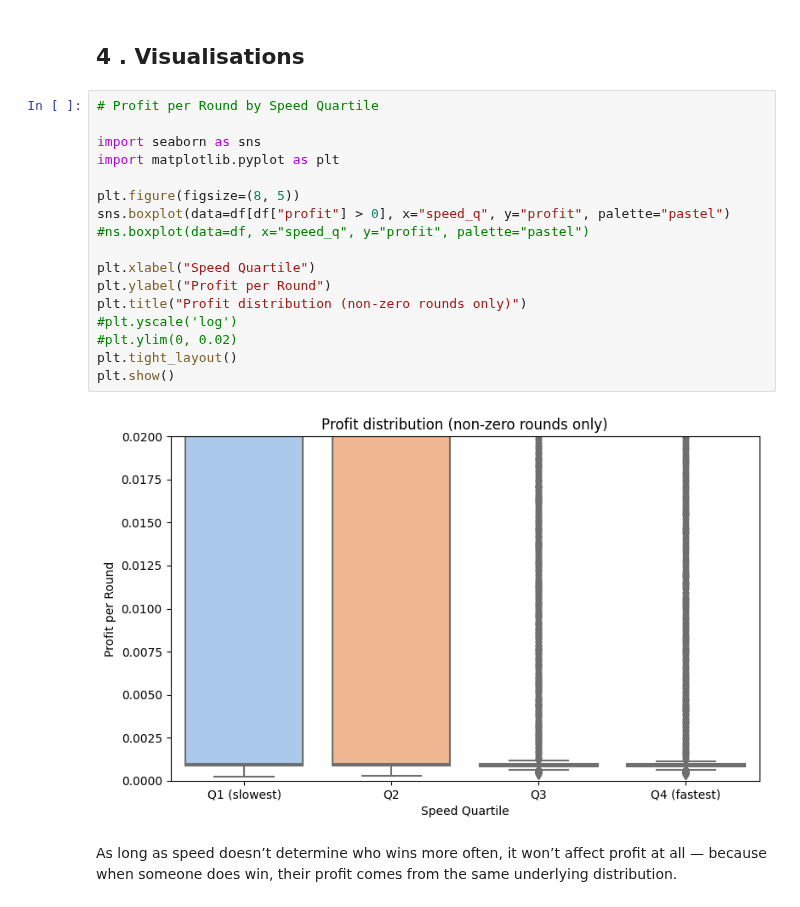
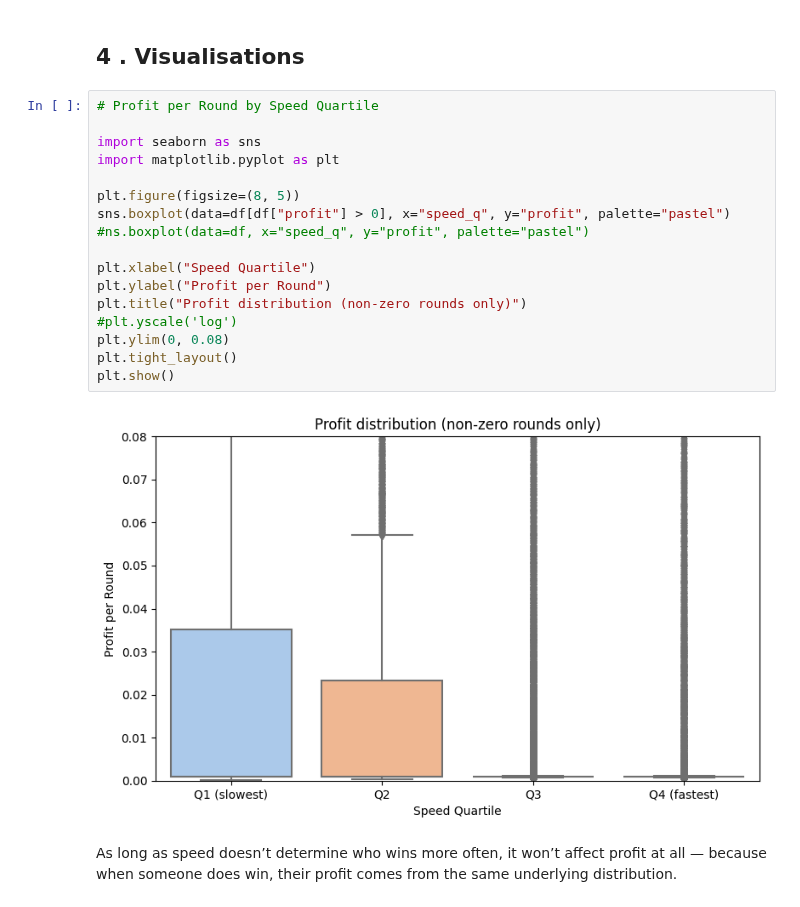
Before and after one commit to krzhang/camcos, a Jupyter notebook: simulations/builder_auctions/data visualization.ipynb, the cells around one changed output. Drawn from its saved outputs; the diff is of its cells as text.

```diff
--- a/simulations/builder_auctions/data visualization.ipynb
+++ b/simulations/builder_auctions/data visualization.ipynb
@@ -200,21 +200,21 @@ This is an evidence that speed alone isn't a clean advantage. If faster always m
 # %%
 # Profit per Round by Speed Quartile
 
 import seaborn as sns
 import matplotlib.pyplot as plt
 
 plt.figure(figsize=(8, 5))
 sns.boxplot(data=df[df["profit"] > 0], x="speed_q", y="profit", palette="pastel")
 #ns.boxplot(data=df, x="speed_q", y="profit", palette="pastel")
 
 plt.xlabel("Speed Quartile")
 plt.ylabel("Profit per Round")
 plt.title("Profit distribution (non-zero rounds only)")
 #plt.yscale('log')
-#plt.ylim(0, 0.02)
+plt.ylim(0, 0.08)
 plt.tight_layout()
 plt.show()
 # %% [output]
-[figure, old version]
+[figure, new version]
 # %% [markdown]
 As long as speed doesn’t determine who wins more often, it won’t affect profit at all — because when someone does win, their profit comes from the same underlying distribution.
```
Also changed, not shown: 4 other files.
